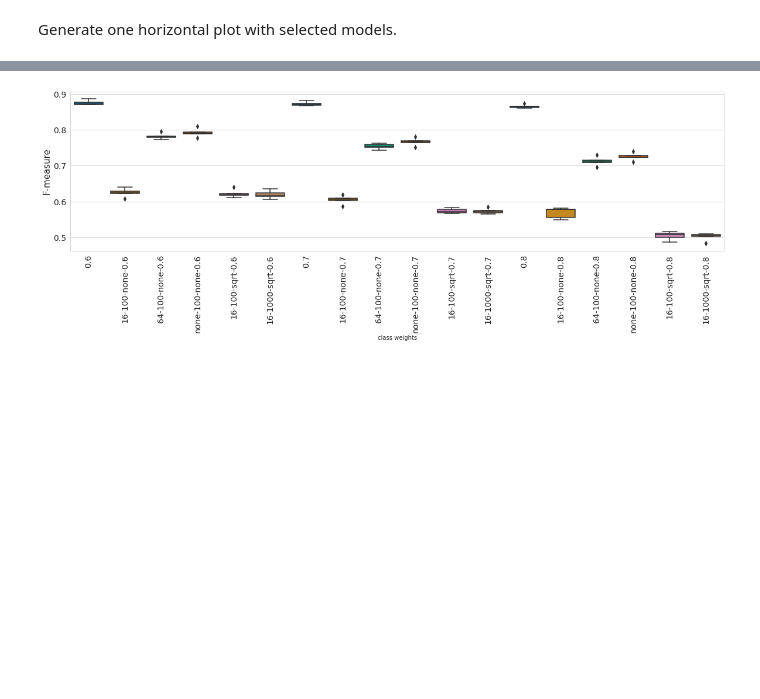
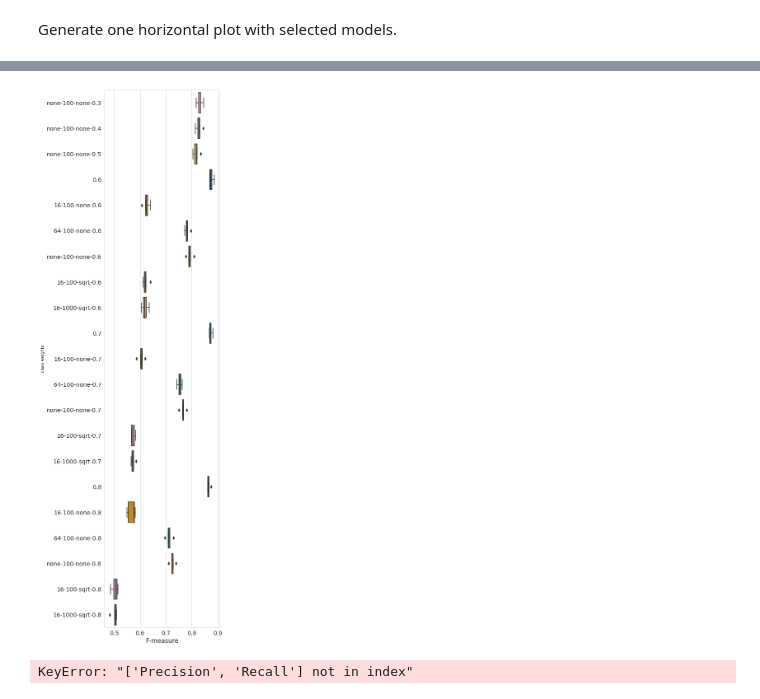
Before and after one commit to BenKaehler/paycheck, a Jupyter notebook: analysis/paycheck-eval-RandomForest.ipynb, the cells around one changed output, grey strips where cells are left out. Cells and saved outputs as stored; diff of their text form; code cells hidden in the pictures; blank space fills up the shorter version.

Commit message:
abundance weighting for folds, part 1 in perfect classifier

```diff
--- a/analysis/paycheck-eval-RandomForest.ipynb
+++ b/analysis/paycheck-eval-RandomForest.ipynb
@@ -267,7 +267,7 @@ if not eval_comp_results.shape[0] > 0 and not prf_results.shape[0] > 0:
         if not os.path.exists(relative_frequencies_dir):
             os.makedirs(relative_frequencies_dir)
 
-        results = Parallel(n_jobs=4, verbose=50, batch_size=1)(
+        results = Parallel(n_jobs=6, verbose=50, batch_size=1)(
             delayed(_eval_for_class_weights)(
                 cw, type_dir, expected_dir, fns,
                 frequencies_dir, relative_frequencies_dir)
@@ -514,0 +643,13 @@ Generate one horizontal plot with selected models.
+# %%
+metric = "Recall"
+params = ["n_features", "n_estimators", "max_depth"]
+y_ticks_major = [0.3, 0.95]
+y_ticks_minor = False
+other_columns = ["level", "model name", "confidence", "fold", "class weights"]
+conf_levels = [0.3, 0.4, 0.5, 0.6, 0.7, 0.8]
+palette = "colorblind"
+save_loc = os.path.join(project_dir, sample_types[0], f"fig-{metric}-allmodels-updated-low-confs.svg")
+
+axis_data = plot_all_boxes(data, metric, params, y_ticks_major, y_ticks_minor, palette, save_loc=save_loc)
+
+calculate_aggregate_metrics(axis_data, metric, "class weights")
@@ -519,10 +680,9 @@ y_lims = [0.52, 0.91]
 y_ticks_major = [0.5, 1.0]
 y_ticks_minor = False
 other_columns = ["level", "model name", "confidence", "fold", "class weights"]
-conf_levels = [0.6, 0.7, 0.8]
+conf_levels = [0.3, 0.4, 0.5, 0.6, 0.7, 0.8]
 palette = "colorblind"
-order = [16, 64, "NB"]
-# save_loc = os.path.join(project_dir, sample_types[0], f"fig-{metric}-allmodels-updated.svg")
+# save_loc = os.path.join(project_dir, sample_types[0], f"fig-{metric}-allmodels-updated-low-confs-vertical.svg")
 save_loc = None
 
 data_slice = level7_weighted_folds[[metric] + params + other_columns]
@@ -530,46 +690,53 @@ data_slice = level7_weighted_folds[[metric] + params + other_columns]
 selection1 = (data_slice["max_depth"].isin([16, "NB"])) & (data_slice["n_features"].isin(["sqrt", "NB"])) & (data_slice["n_estimators"].isin([100, 1000, "NB"]))
 selection2 = (data_slice["max_depth"].isin([16, "NB"])) & (data_slice["n_estimators"].isin([100, "NB"])) & (data_slice["n_features"].isin(["sqrt", "none", "NB"]))
 selection3 = (data_slice["n_estimators"].isin([100, "NB"])) & (data_slice["n_features"].isin(["none", "NB"])) & (data_slice["max_depth"].isin([16, 64, "none", "NB"]))
-data = data_slice[selection1 | selection2 | selection3]
+selection4 = (data_slice["n_estimators"].isin([100])) & (data_slice["n_features"].isin(["none"])) & (data_slice["max_depth"].isin(["none"]))
+data = data_slice[selection1 | selection2 | selection3 | selection4]
 
 with sns.axes_style("whitegrid"):
     fig, axes = plt.subplots(1, 1)
-    fig.set_size_inches(20, 5)
+    fig.set_size_inches(5, 24)
 
     # calculate mean metric for each fold by grouping by model
     # reset index to unstack all the levels from the multi-level index for easy plotting
     grouped_level7 = data.groupby(['model name', 'level', 'confidence', 'fold', "class weights"] + params)
     axis_data = grouped_level7.mean().reset_index()
     axis_data.sort_values(["confidence"] + params, ascending=True, inplace=True)
 
     # sort by confidence to plot in confidence groups
     all_models = axis_data["class weights"].unique()
     all_models_sorted = sorted(all_models, key=lambda x: x.split("-")[-1])
 
-    color_palette = sns.color_palette(palette, axis_data[params].drop_duplicates(inplace=False).shape[0])
-    g = sns.boxplot(x="class weights", y=metric, data=axis_data, ax=axes, palette=color_palette, order=all_models_sorted)
+    # set proper colours (for first 3 boxes + 3 groups of 6 boxes)
+    base_colors = sns.color_palette(palette, axis_data[params].drop_duplicates(inplace=False).shape[0] + 3)
+    color_palette = base_colors[-3:] + base_colors[:-3] * 3
+    g = sns.boxplot(x=metric, y="class weights", data=axis_data, ax=axes, palette=color_palette, order=all_models_sorted)
 
     # set custom y ticks
-    g.yaxis.set_ticks(np.arange(y_ticks_major[0], y_ticks_major[1], 0.1))
+    g.xaxis.set_ticks(np.arange(y_ticks_major[0], y_ticks_major[1], 0.1))
     if y_ticks_minor:
         minor_locator = AutoMinorLocator(2)
-        g.yaxis.set_minor_locator(minor_locator)
+        g.xaxis.set_minor_locator(minor_locator)
         g.tick_params(which='minor', length=4)
-        g.grid(True, which='minor', axis='y')
+        g.grid(True, which='minor', axis='x')
 
     # set some font sizes
-    g.yaxis.label.set_size(15)
+    g.xaxis.label.set_size(15)
+    for tick in g.xaxis.get_major_ticks():
+        tick.label.set_fontsize(14)
     for tick in g.yaxis.get_major_ticks():
         tick.label.set_fontsize(14)
-    for tick in g.xaxis.get_major_ticks():
-        tick.label.set_fontsize(14)
-        tick.label.set_rotation(90)
+        tick.label.set_rotation(0)
 
     # relabel x-axis tick for easier identification
-    new_x_tick_labels = ["-".join(tick._text.split("/")[-1].split("-")[1:]) for tick in g.get_xticklabels()]
-    g.set_xticklabels(new_x_tick_labels)
+    new_x_tick_labels = ["-".join(tick._text.split("/")[-1].split("-")[1:]) for tick in g.get_yticklabels()]
+    g.set_yticklabels(new_x_tick_labels)
 
     if save_loc:
         fig.savefig(save_loc, dpi=300)
 # %% [output]
-[figure, old version]
+[figure, new version]
+# %%
+axis_data[["F-measure", "Precision", "Recall", "class weights"]].groupby("class weights").mean()
+# %% [output]
+KeyError: "['Precision', 'Recall'] not in index"
```
Also changed, not shown: parts of 12 cells of this notebook, 2 other files.
